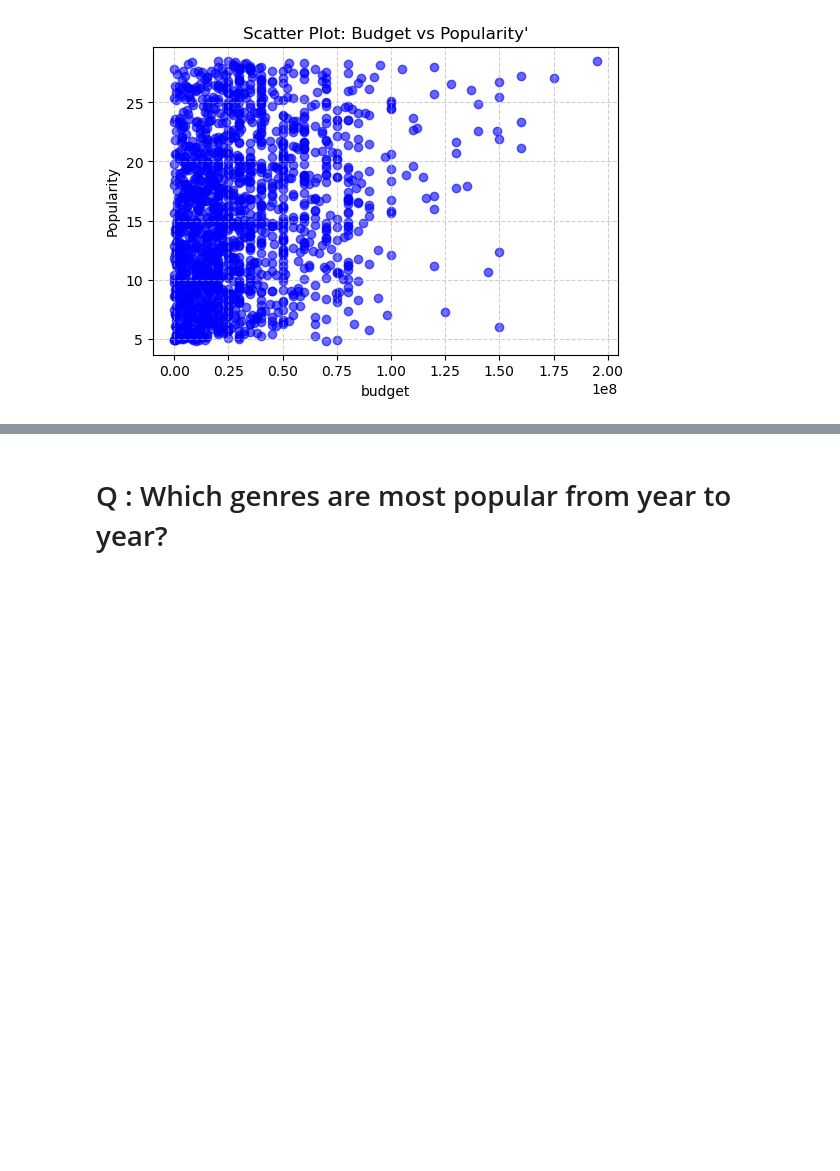
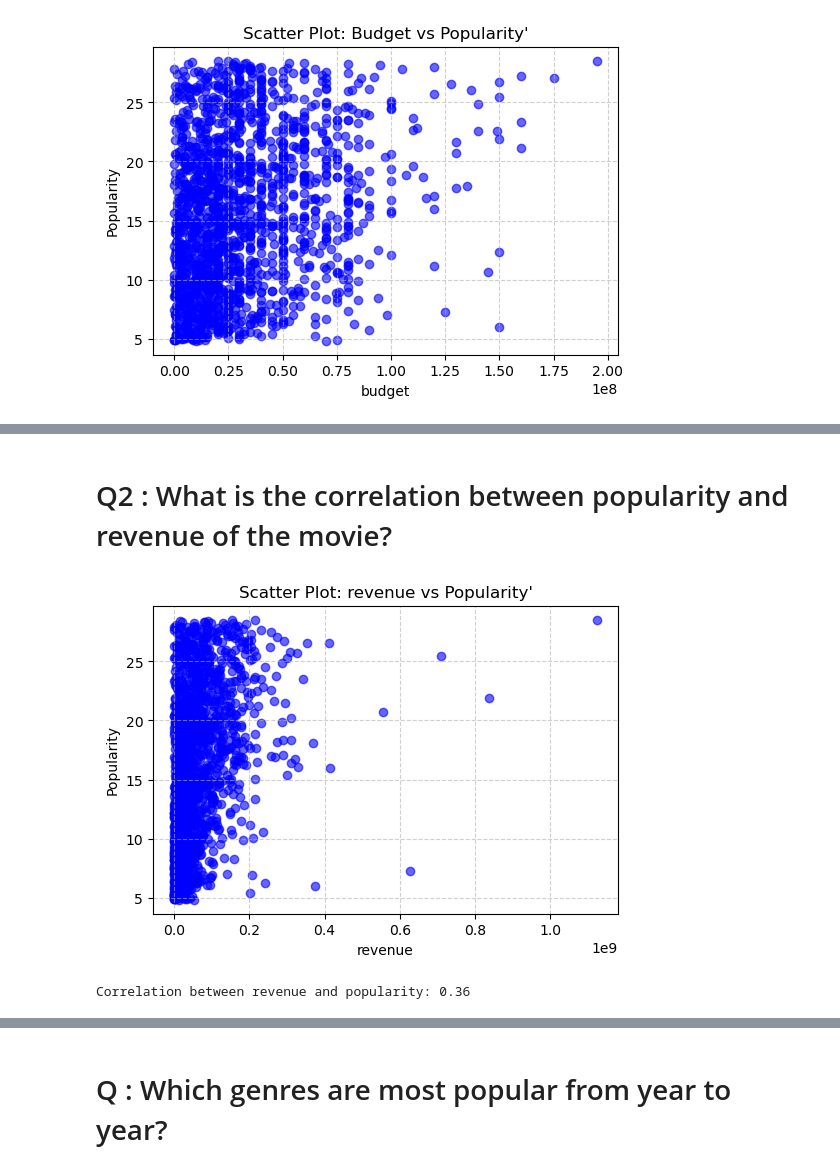
Before and after one commit to kamranalisays/DataAnalyst, a Jupyter notebook: DataAnalysisProject/Project-1-Data-Analysis.ipynb, the cells around one changed output, grey strips where cells are left out. Cells and saved outputs as stored; diff of their text form; code cells hidden in the pictures; blank space fills up the shorter version.

```diff
--- a/DataAnalysisProject/Project-1-Data-Analysis.ipynb
+++ b/DataAnalysisProject/Project-1-Data-Analysis.ipynb
@@ -422,0 +416,15 @@ memory usage: 259.0+ KB
+# %% [markdown]
+# Q2 : What is the correlation between popularity and revenue of the movie?
+# %%
+plt.figure(figsize=(6, 4))
+plt.scatter(data=df, x='revenue', y='popularity', color='blue', alpha=0.6)
+assign_title_and_labels(title="Scatter Plot: revenue vs Popularity'" , xlabel="revenue" , ylabel="Popularity" )
+plt.grid(True, linestyle='--', alpha=0.6)
+plt.show()
+# %% [output]
+[figure, added]
+# %%
+correlation = df['revenue'].corr(df['popularity'])
+print(f"Correlation between revenue and popularity: {correlation:.2f}")
+# %% [output]
+Correlation between revenue and popularity: 0.36
```
Also changed, not shown: parts of 5 cells of this notebook.
